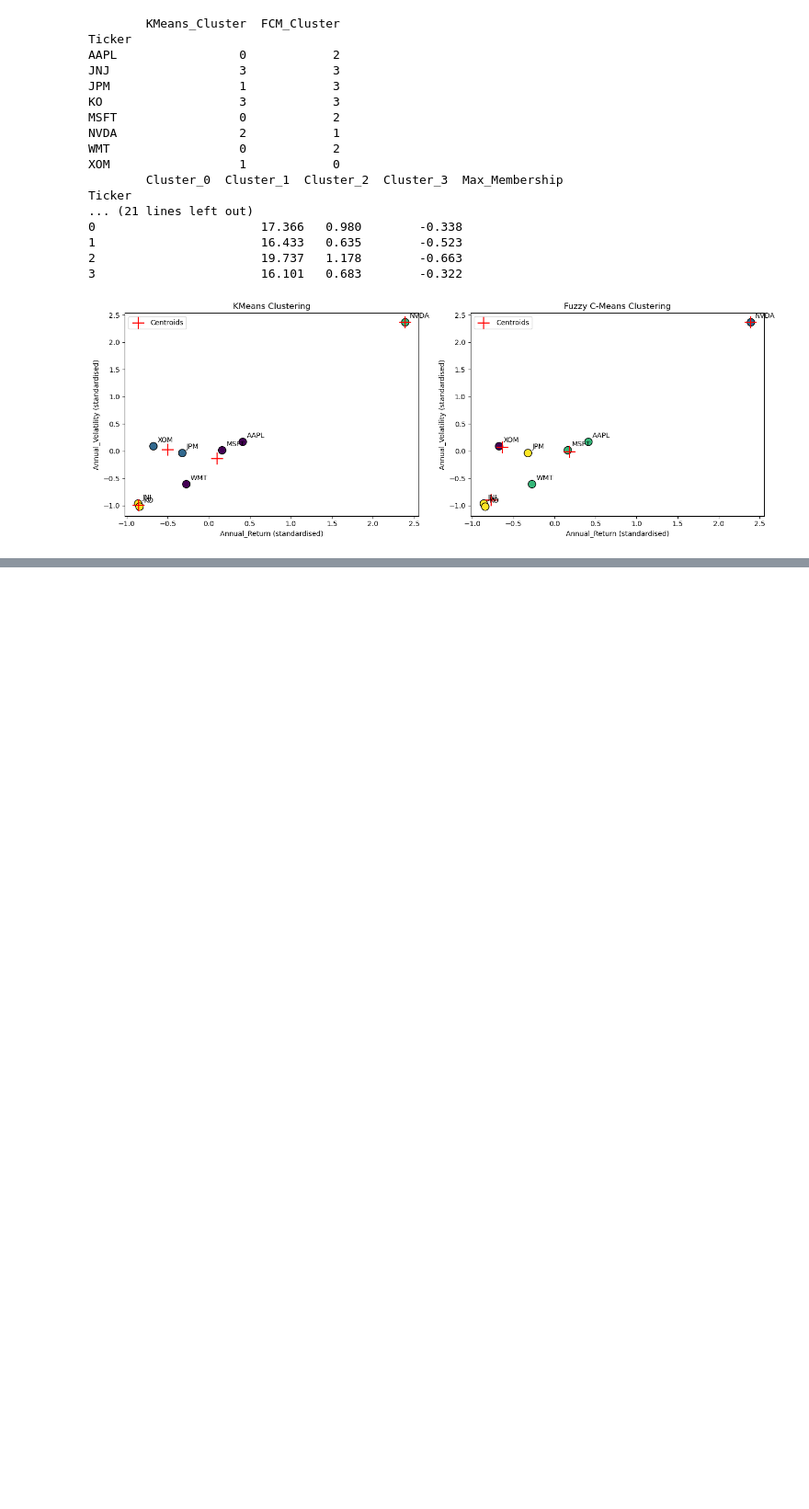
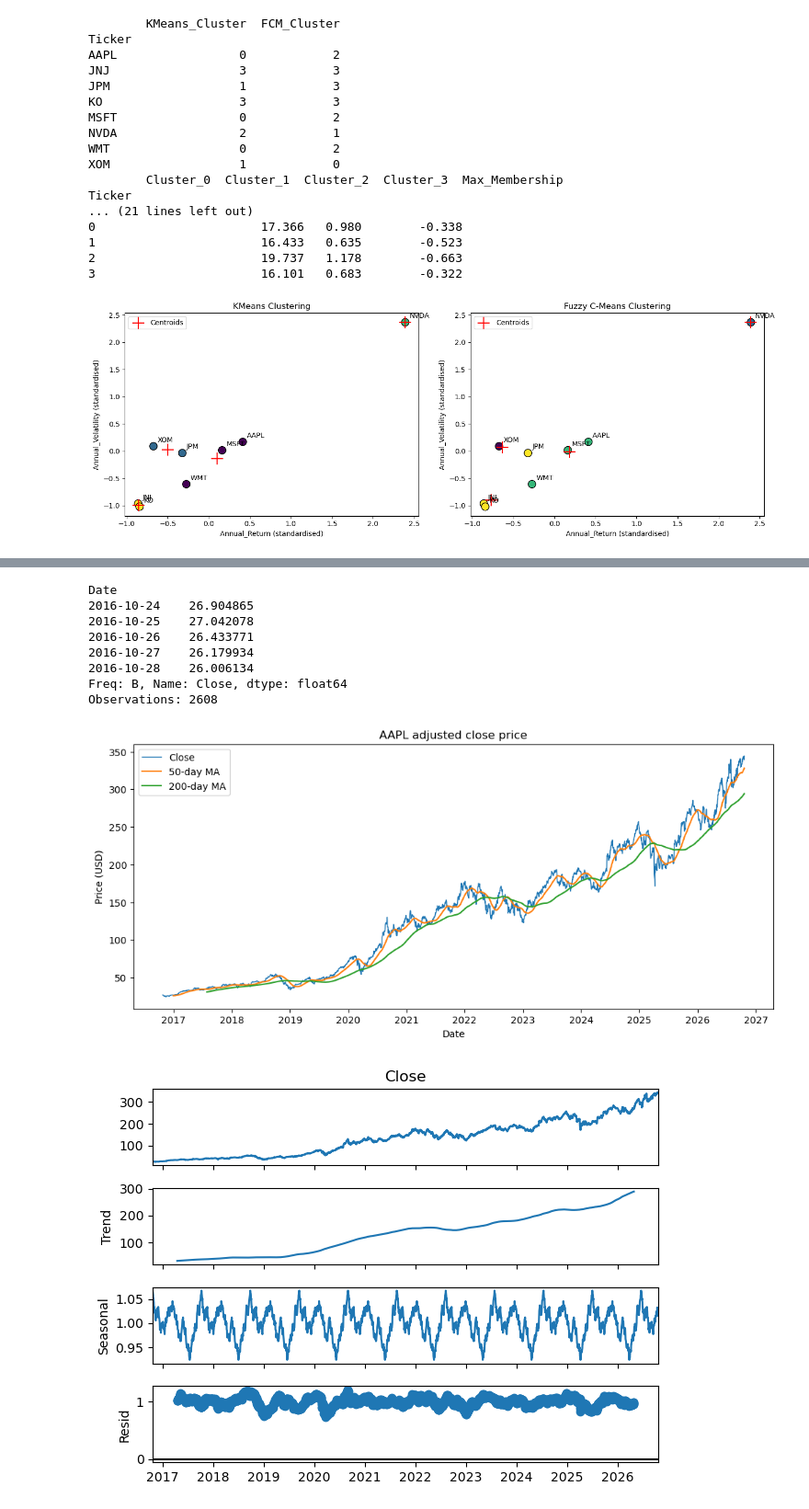
Before and after one commit to duntski/CA1_2026081, a Jupyter notebook: Dulamsuren_Tsamba_CA1_MLforBis_HDip.ipynb, the cells around one changed output, grey strips where cells are left out. Shown at 92% size. Saved outputs shown, nothing was run; the diff lists cells and outputs as text; code cells hidden in the pictures; blank space fills up the shorter version.

Commit message:
Added AAPL time series exploration and stationarity analysis
Time series exploration for AAPL and applied Dickey-Fuller test

```diff
--- a/Dulamsuren_Tsamba_CA1_MLforBis_HDip.ipynb
+++ b/Dulamsuren_Tsamba_CA1_MLforBis_HDip.ipynb
@@ -389,0 +432,43 @@ plt.show()
+# %%
+from statsmodels.tsa.seasonal import seasonal_decompose
+
+# Select the AAPL closing price as a time series indexed by date
+aapl = df[df["Ticker"] == "AAPL"].set_index("Date")["Close"].sort_index()
+
+# Business-day data has small gaps (holidays); use a business-day frequency and forward-fill them
+aapl = aapl.asfreq("B").ffill()
+print(aapl.head())
+print("Observations:", len(aapl))
+
+# Plot the price with 50-day and 200-day moving averages to show the trend
+plt.figure(figsize=(12, 5))
+plt.plot(aapl, label="Close", linewidth=1)
+plt.plot(aapl.rolling(50).mean(), label="50-day MA")
+plt.plot(aapl.rolling(200).mean(), label="200-day MA")
+plt.title("AAPL adjusted close price")
+plt.xlabel("Date"); plt.ylabel("Price (USD)")
+plt.legend()
+plt.show()
+
+# Decompose into trend, seasonal and residual parts (about 21 business days per month)
+decomp = seasonal_decompose(aapl, model="multiplicative", period=252)
+decomp.plot()
+plt.tight_layout()
+plt.show()
+
+# Simple anomaly detection: daily returns more than 4 standard deviations from the mean
+ret = aapl.pct_change().dropna()
+anomalies = ret[(ret - ret.mean()).abs() > 4 * ret.std()]
+print("Anomalous return days:")
+print(anomalies.round(3))
+# %% [output]
+Date
+2016-10-24    26.904865
+2016-10-25    27.042078
+2016-10-26    26.433771
+2016-10-27    26.179934
+2016-10-28    26.006134
+Freq: B, Name: Close, dtype: float64
+Observations: 2608
+[figure, added]
+[figure, added]
```
Also changed, not shown: parts of 3 cells of this notebook.
